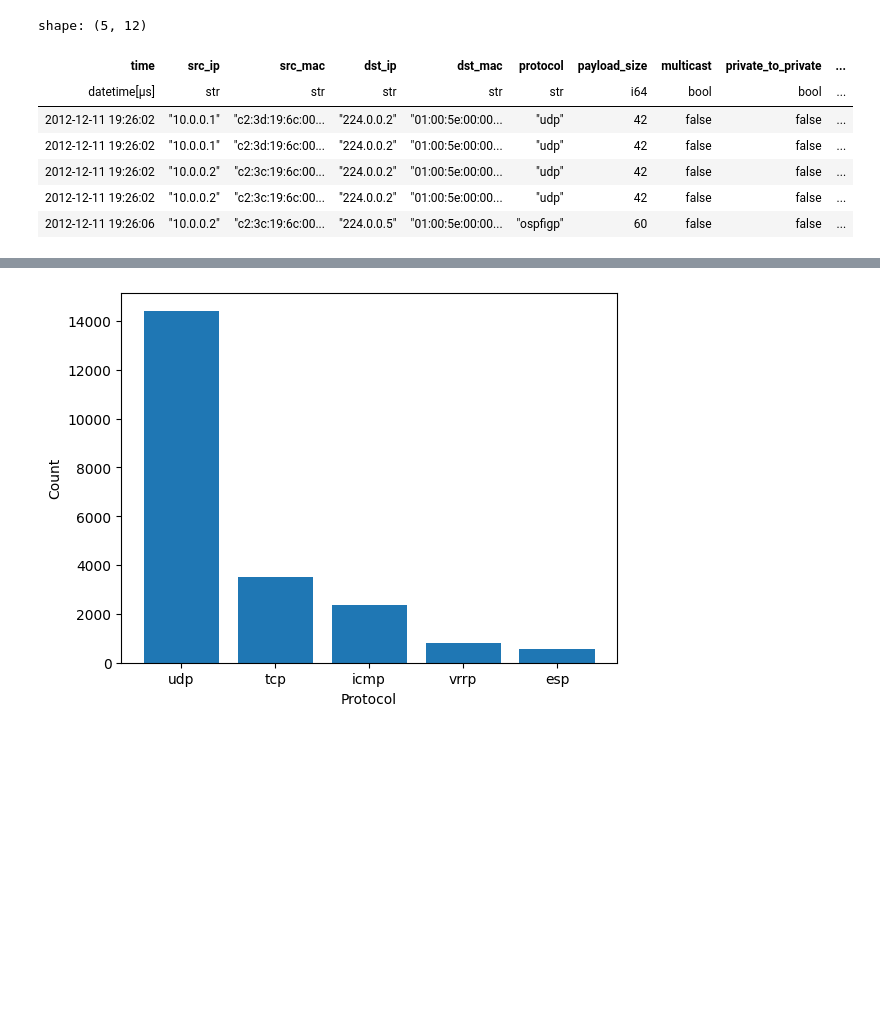
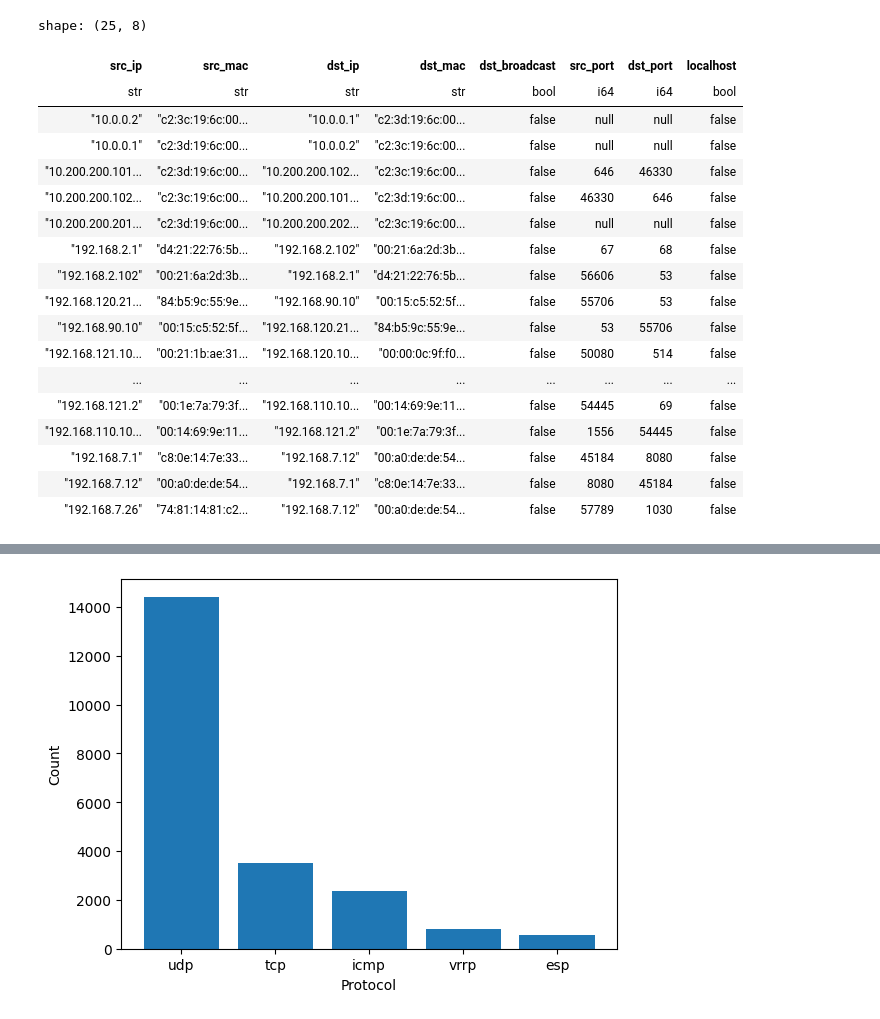
Before and after one commit to whit3rabbit/pcap-to-pandas, a Jupyter notebook: pcap-to-polars.ipynb, the cells around one changed output, grey strips where cells are left out. Drawn from its saved outputs; the diff is of its cells as text; code cells hidden in the pictures; blank space fills up the shorter version.

```diff
--- a/pcap-to-polars.ipynb
+++ b/pcap-to-polars.ipynb
@@ -175,13 +174,29 @@ Elapsed time: 11.512575149536133 seconds
-# %%
-df = pl.read_parquet(parquet_file_name)
-df.head(5)
-# %% [output]
-shape: (5, 12)
-| time | src_ip | src_mac | dst_ip | dst_mac | protocol | payload_size | multicast | private_to_private | ... |
-| datetime[μs] | str | str | str | str | str | i64 | bool | bool | ... |
-| 2012-12-11 19:26:02 | "10.0.0.1" | "c2:3d:19:6c:00... | "224.0.0.2" | "01:00:5e:00:00... | "udp" | 42 | false | false | ... |
-| 2012-12-11 19:26:02 | "10.0.0.1" | "c2:3d:19:6c:00... | "224.0.0.2" | "01:00:5e:00:00... | "udp" | 42 | false | false | ... |
-| 2012-12-11 19:26:02 | "10.0.0.2" | "c2:3c:19:6c:00... | "224.0.0.2" | "01:00:5e:00:00... | "udp" | 42 | false | false | ... |
-| 2012-12-11 19:26:02 | "10.0.0.2" | "c2:3c:19:6c:00... | "224.0.0.2" | "01:00:5e:00:00... | "udp" | 42 | false | false | ... |
-| 2012-12-11 19:26:06 | "10.0.0.2" | "c2:3c:19:6c:00... | "224.0.0.5" | "01:00:5e:00:00... | "ospfigp" | 60 | false | false | ... |
+# %%
+df = pl.read_parquet(parquet_file_name)
+filtered_df = df.filter((pl.col("dst_ip") != "255.255.255.255") & (pl.col("dst_ip") != "0.0.0.0"))
+filtered_df = filtered_df.filter((pl.col("localhost") == False))
+filtered_df = filtered_df.filter((pl.col("private_to_private") == True) & (pl.col("multicast") == False))
+filtered_df = filtered_df.drop(["time", "protocol", "payload_size", "multicast", "private_to_private"])
+filtered_df = filtered_df.unique(subset=["src_ip","dst_ip"])
+filtered_df.head(25)
+# %% [output]
+shape: (25, 8)
+| src_ip | src_mac | dst_ip | dst_mac | dst_broadcast | src_port | dst_port | localhost |
+| str | str | str | str | bool | i64 | i64 | bool |
+| "10.0.0.2" | "c2:3c:19:6c:00... | "10.0.0.1" | "c2:3d:19:6c:00... | false | null | null | false |
+| "10.0.0.1" | "c2:3d:19:6c:00... | "10.0.0.2" | "c2:3c:19:6c:00... | false | null | null | false |
+| "10.200.200.101... | "c2:3d:19:6c:00... | "10.200.200.102... | "c2:3c:19:6c:00... | false | 646 | 46330 | false |
+| "10.200.200.102... | "c2:3c:19:6c:00... | "10.200.200.101... | "c2:3d:19:6c:00... | false | 46330 | 646 | false |
+| "10.200.200.201... | "c2:3d:19:6c:00... | "10.200.200.202... | "c2:3c:19:6c:00... | false | null | null | false |
+| "192.168.2.1" | "d4:21:22:76:5b... | "192.168.2.102" | "00:21:6a:2d:3b... | false | 67 | 68 | false |
+| "192.168.2.102" | "00:21:6a:2d:3b... | "192.168.2.1" | "d4:21:22:76:5b... | false | 56606 | 53 | false |
+| "192.168.120.21... | "84:b5:9c:55:9e... | "192.168.90.10" | "00:15:c5:52:5f... | false | 55706 | 53 | false |
+| "192.168.90.10" | "00:15:c5:52:5f... | "192.168.120.21... | "84:b5:9c:55:9e... | false | 53 | 55706 | false |
+| "192.168.121.10... | "00:21:1b:ae:31... | "192.168.120.10... | "00:00:0c:9f:f0... | false | 50080 | 514 | false |
+| ... | ... | ... | ... | ... | ... | ... | ... |
+| "192.168.121.2" | "00:1e:7a:79:3f... | "192.168.110.10... | "00:14:69:9e:11... | false | 54445 | 69 | false |
+| "192.168.110.10... | "00:14:69:9e:11... | "192.168.121.2" | "00:1e:7a:79:3f... | false | 1556 | 54445 | false |
+| "192.168.7.1" | "c8:0e:14:7e:33... | "192.168.7.12" | "00:a0:de:de:54... | false | 45184 | 8080 | false |
+| "192.168.7.12" | "00:a0:de:de:54... | "192.168.7.1" | "c8:0e:14:7e:33... | false | 8080 | 45184 | false |
+| "192.168.7.26" | "74:81:14:81:c2... | "192.168.7.12" | "00:a0:de:de:54... | false | 57789 | 1030 | false |
 # %%
```
Also changed, not shown: parts of 9 cells of this notebook, 1 other file.
